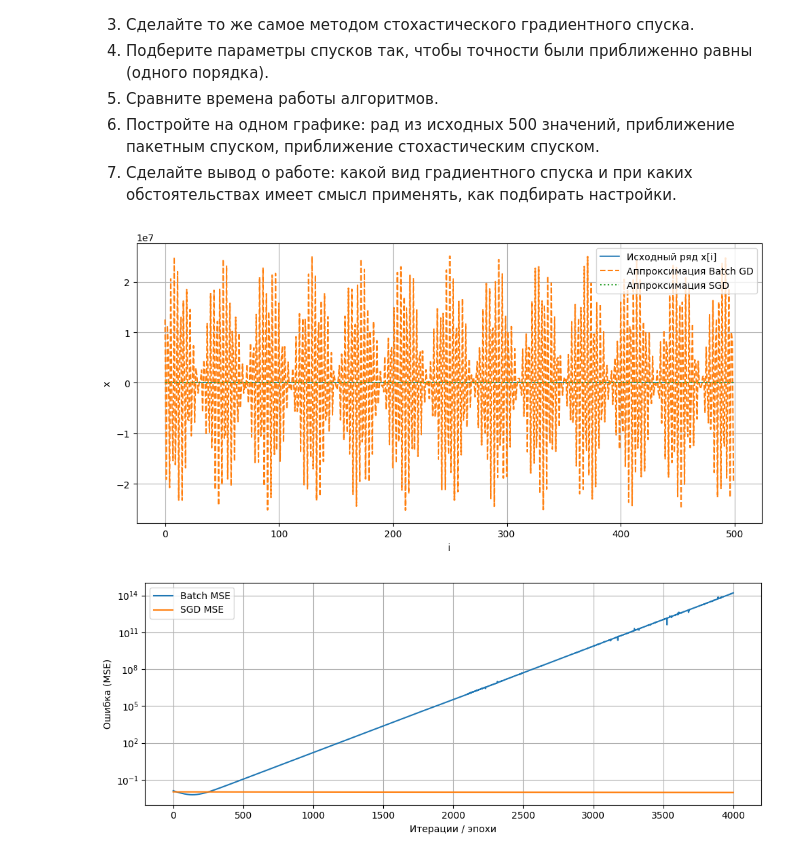
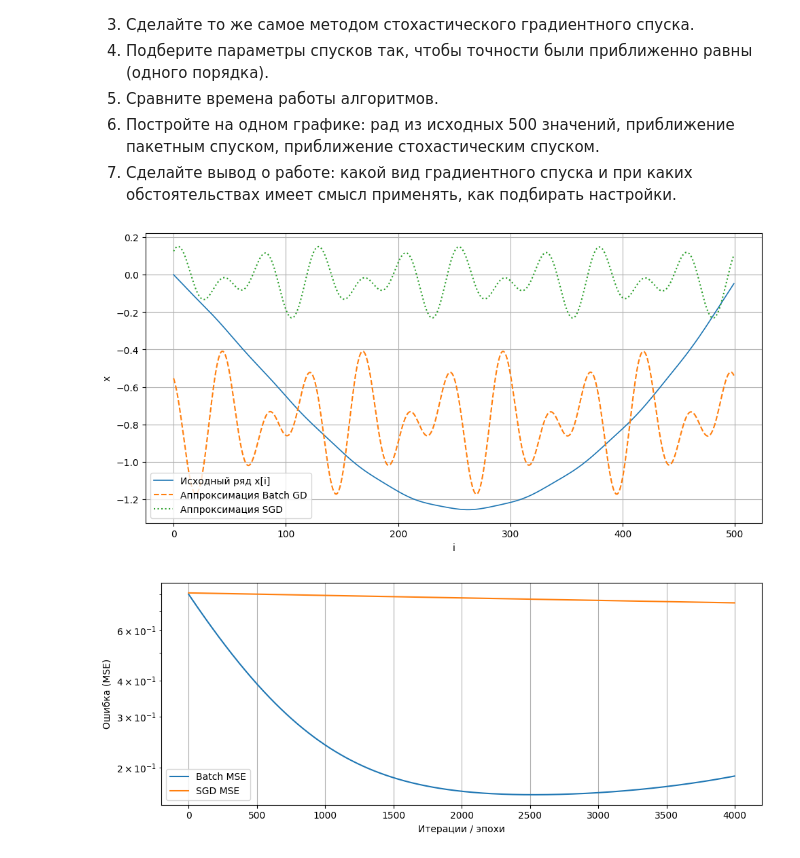
Before and after one commit to Ivan24-wq/Intellectual-Data-Analysis, a Jupyter notebook: Practical work№5/5.ipynb, the cells around one changed output. Cells and saved outputs as stored; diff of their text form; code cells hidden in the pictures.

```diff
--- a/Practical work№5/5.ipynb
+++ b/Practical work№5/5.ipynb
@@ -32,9 +32,10 @@ x = np.zeros(N)
 x[0] = 0.0
 x[1] = (-1)**k * dt
 for i in range(N - 2):
-    x[i + 2] = (x[i + 1] * (2 * dt * L * (1 - x[i]**2))
-                - x[i] * (1 + dt ** 2 + dt * L * (1 - x[i]**2))
-                + dt**2 * math.sin(omega * i * dt))
+    x[i + 2] = (x[i + 1] * (2 + dt * L * (1 - x[i]**2))
+            - x[i] * (1 + dt ** 2 + dt * L * (1 - x[i]**2))
+            + dt**2 * math.sin(omega * i * dt))
+
 i_array = np.arange(N)
 
 #Градиентный спуск
@@ -100,8 +101,8 @@ params_batch = init + 0.01 * rng.standard_normal(7)
 params_sgd = init + 0.01 * rng.standard_normal(7)
 
 #Скорости обучения
-lr_coeff_batch = 5e-3
-lr_om_batch = 5e-6
+lr_coeff_batch = 5e-4
+lr_om_batch = 5e-7
 max_iters_batch = 4000
 
 lr_coeff_sgd = 2e-3
@@ -144,39 +145,38 @@ params = params_sgd.copy()
 for epoch in range(max_epochs_sgd):
     perm = rng.permutation(N)  # случайный порядок
     for idx in perm:
-        g = grads_single(params, x[idx], idx) / N  # масштабируем градиент
         params = apply_update(params, g, lr_coeff_sgd, lr_om_sgd)
 
     loss_epoch, _, _ = mse_loss(params, x, i_array)
     loss_hist_sgd.append(loss_epoch)
 
 params_sgd = params
 time_sgd = time.time() - t_start
 _, _, pred_sgd = mse_loss(params_sgd, x, i_array)
 
 #Графики
 plt.figure(figsize=(10,5))
 plt.plot(i_array, x, label='Исходный ряд x[i]', linewidth=1.2)
 plt.plot(i_array, pred_batch, '--', label='Аппроксимация Batch GD')
 plt.plot(i_array, pred_sgd, ':', label='Аппроксимация SGD')
 plt.xlabel('i')
 plt.ylabel('x')
 plt.legend()
 plt.grid(True)
 plt.tight_layout()
 plt.show()
 
 # --- (б) Сходимость по MSE ---
 plt.figure(figsize=(10,4))
 plt.plot(np.arange(len(loss_hist_batch)), loss_hist_batch, label='Batch MSE')
 plt.plot(np.linspace(0, len(loss_hist_batch)-1, len(loss_hist_sgd)), loss_hist_sgd, label='SGD MSE')
 plt.yscale('log')
 plt.xlabel('Итерации / эпохи')
 plt.ylabel('Ошибка (MSE)')
 plt.legend()
 plt.grid(True)
 plt.tight_layout()
 plt.show()
 # %% [output]
-[figure, old version]
+[figure, new version]
-[figure, old version]
+[figure, new version]
```
Also changed, not shown: 1 other file.
